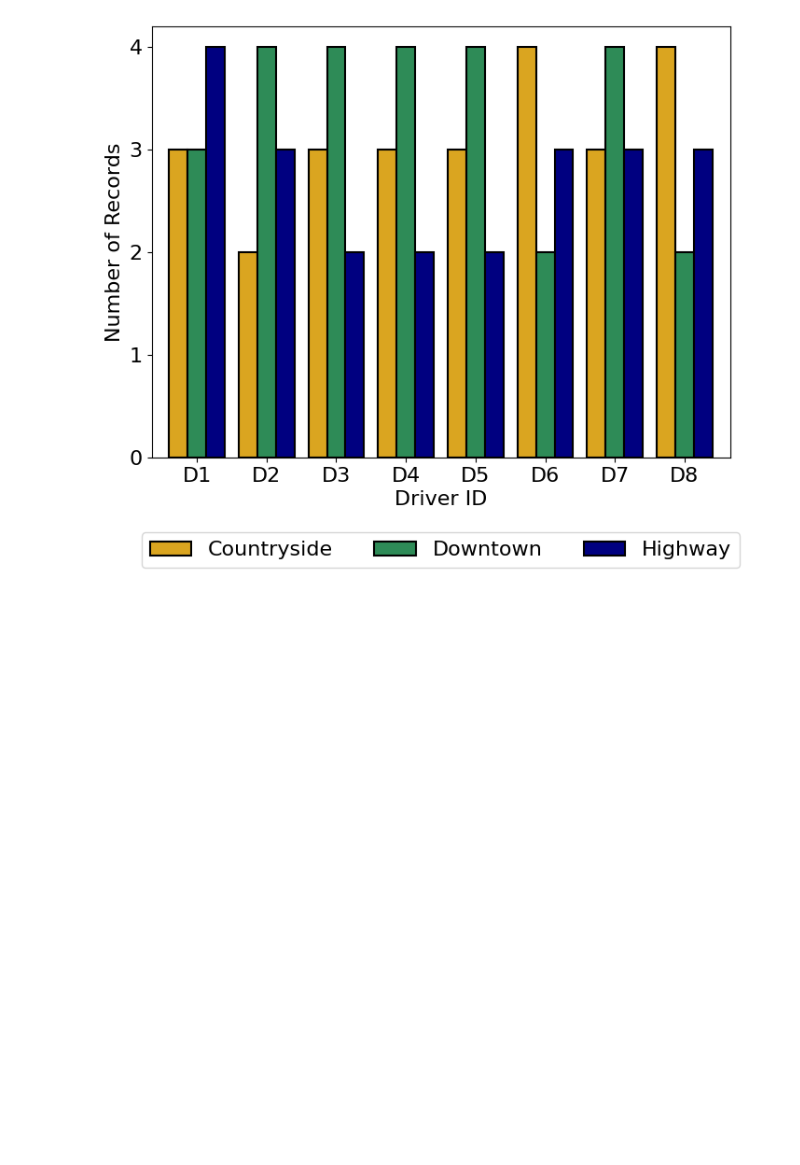
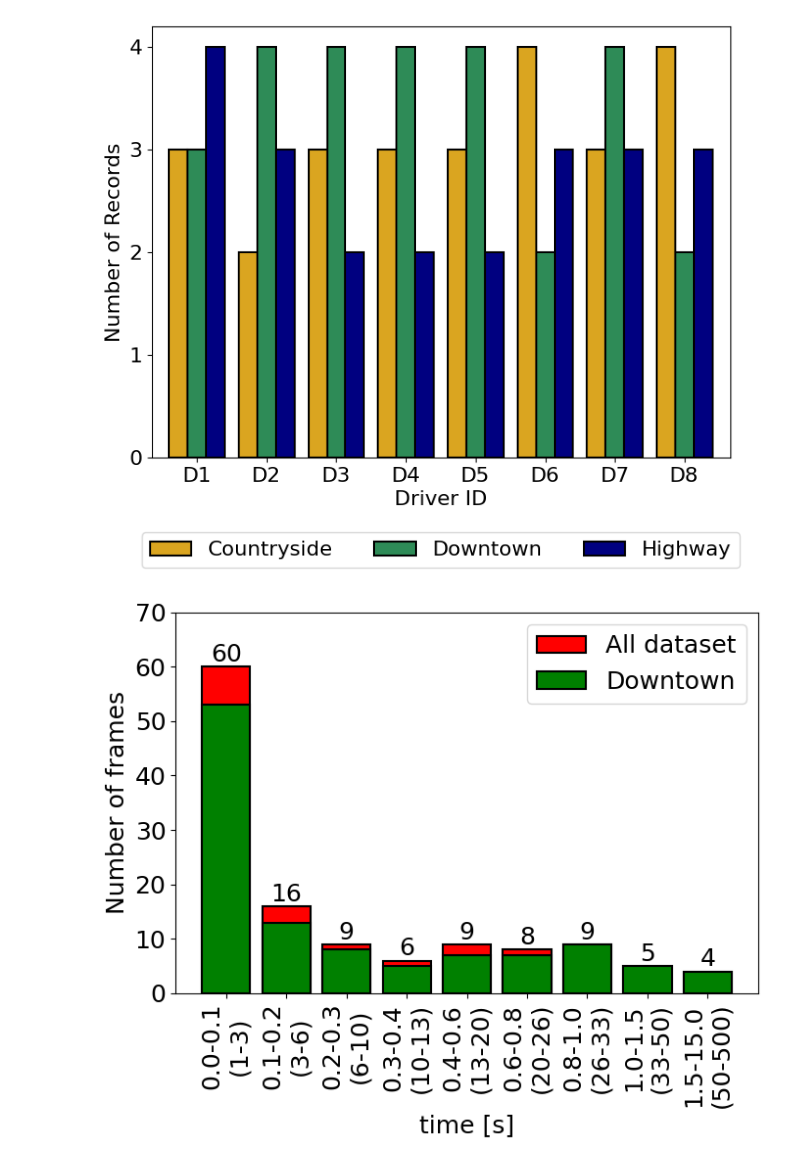
Before and after one commit to alberto-trabacchin/vision-adas-thesis, a Jupyter notebook: code/dreyeve/data_distrib.ipynb, the cells around one changed output. Drawn from its saved outputs; the diff is of its cells as text; code cells hidden in the pictures; blank space fills up the shorter version.

```diff
--- a/code/dreyeve/data_distrib.ipynb
+++ b/code/dreyeve/data_distrib.ipynb
@@ -67,4 +67,53 @@ plt.show()
 [figure]
 [figure]
 [figure]
+# %%
+plt.rcParams.update({'font.size': 18})
+
+
+dt_counts = np.array([31, 13, 9, 6, 3, 4, 1, 5, 2, 2, 2, 1, 1, 3, 2, 1, 2, 1, 2, 1, 1, 0, 1, 1, 2, 5, 1, 1, 1, 1, 1, 1, 1, 1, 1])
+all_counts = np.array([33, 16, 11, 7, 4, 5, 2, 5, 2, 2, 3, 1, 3, 3, 2, 1, 2, 1, 2, 1, 1, 1, 1, 1, 2, 5, 1, 1, 1, 1, 1, 1, 1, 1, 1])
+frames = np.array([1, 2, 3, 4, 5, 6, 7, 8, 9, 10, 11, 13, 14, 15, 16, 18, 21, 22, 23, 24, 25, 26, 27, 29, 31, 33, 34, 38, 45, 46, 48, 70, 77, 169, 425])
+time = 0.03 * np.array(frames)
+# ranges = np.array([0.1, 0.2, 0.3, 0.4, 0.5, 0.6, 0.7, 0.8, 0.9, 1.0, 1.5, 15.0])
+ranges = np.array([0.1, 0.2, 0.3, 0.4, 0.6, 0.8, 1.0, 1.5, 15.0])
+
+range_labels = []
+range_labels.append(f"0.0-{ranges[0]}\n(1-{int(1/0.03*ranges[0])})")
+range_labels.extend([f"{ranges[i]}-{ranges[i+1]}\n({int(1/0.03*ranges[i])}-{int(1/0.03*ranges[i+1])})" for i in range(len(ranges)-1)])
+
+top_range_labels = []
+top_range_labels.append(f"0-{int(1 / 0.03 * ranges[0])}")
+top_range_labels.extend([f"{int(1 / 0.03 * ranges[i])}-{int(1 / 0.03 * ranges[i+1])}" for i in range(len(ranges)-1)])
+
+bins = np.digitize(time, ranges)
+sums = np.zeros_like(ranges, dtype=np.int32)
+for i in range(len(ranges)):
+    sums[i] = dt_counts[bins == i].sum()
+
+all_sums = np.zeros_like(ranges, dtype=np.int32)
+for i in range(len(ranges)):
+    all_sums[i] = all_counts[bins == i].sum()
+
+# Bar plot 1
+fig, ax = plt.subplots(figsize=(8, 6))
+ax.bar(np.arange(len(all_sums)), all_sums, color='red', edgecolor='black', linewidth=1.5)
+# Add counts on top of each bar
+for bar in ax.patches:
+    yval = bar.get_height()
+    ax.text(bar.get_x() + bar.get_width()/2, yval + 0.05, yval, ha='center', va='bottom')
+ax.bar(np.arange(len(sums)), sums, color='green', edgecolor='black', linewidth=1.5)
+ax.set_xticks(np.arange(len(sums)))
+ax.set_xticklabels(range_labels, rotation='90')
+
+
+ax.set_xlabel('time [s]')
+ax.set_ylabel('Number of frames')
+ax.set_ylim(0, 70)
+
+ax.legend(['All dataset', 'Downtown'], loc='upper right')
+fig.tight_layout(rect=[0,0,.9,1])
+plt.savefig("../../images/dreyeve/tracking_distrib.pdf", bbox_inches='tight')
+# %% [output]
+[figure, added]
 # %%
```
Also changed, not shown: parts of 1 cell of this notebook, 8 other files.
